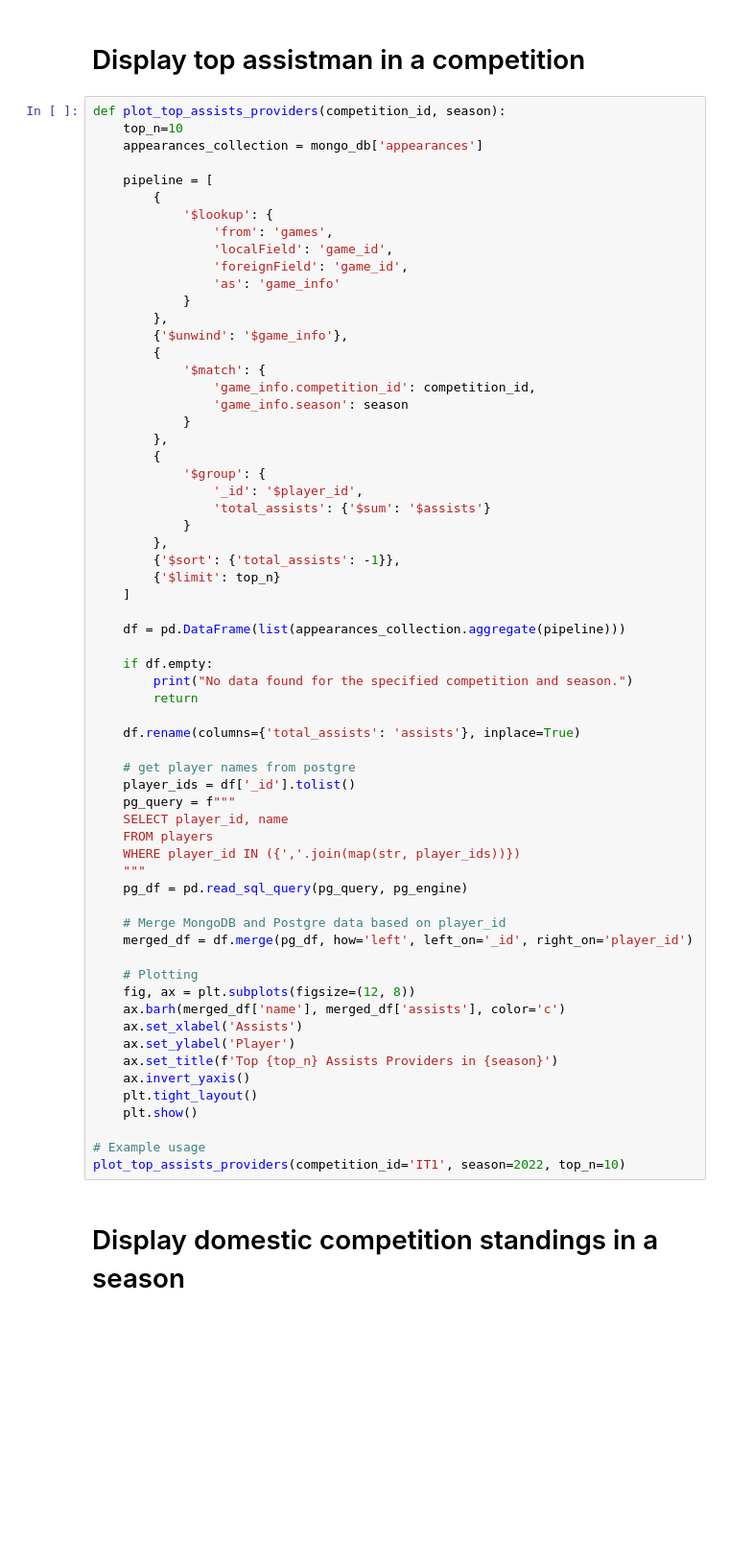
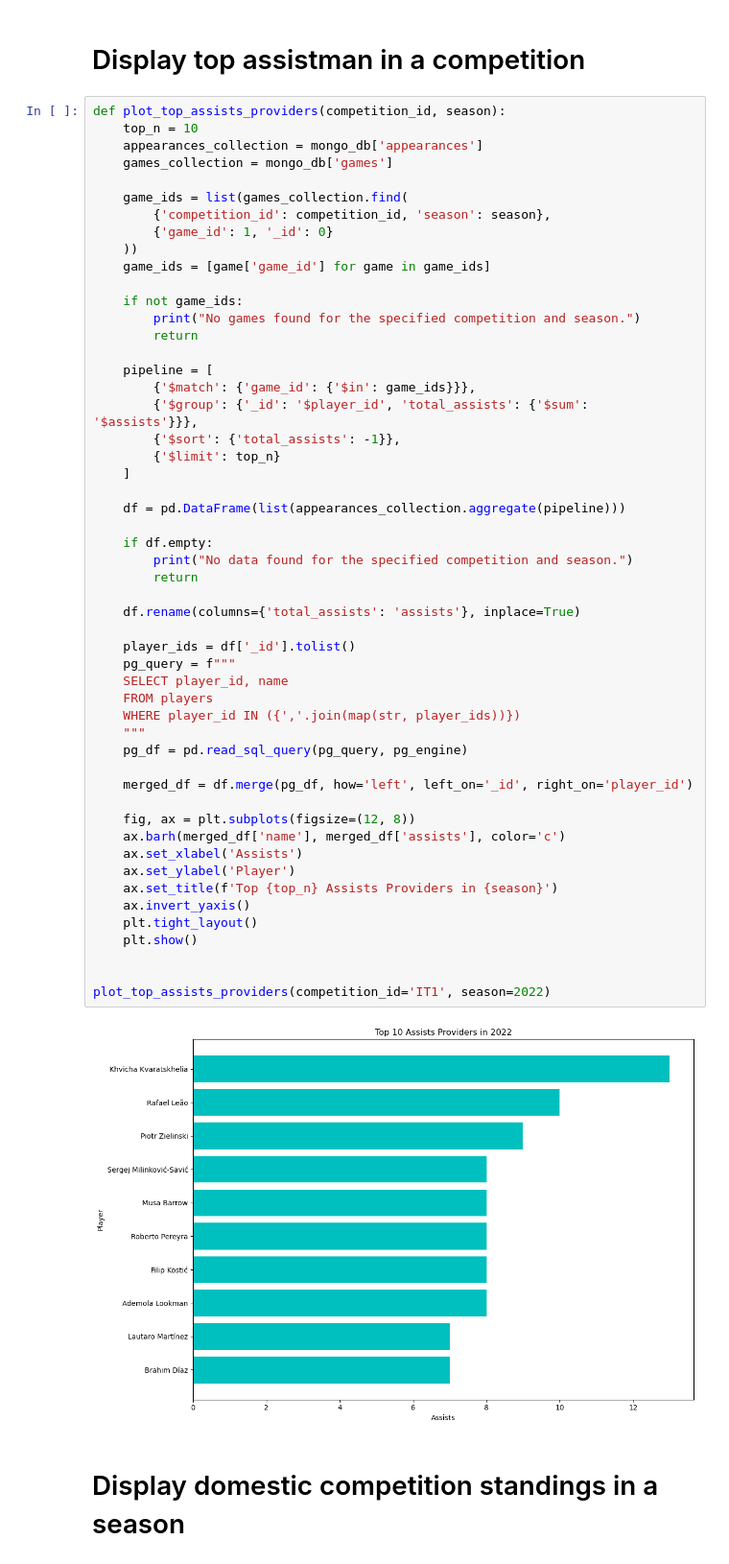
Before and after one commit to marv150302/Football-Stats-Project, a Jupyter notebook: solution/jupyter_data_analysis/data_analysis.ipynb, the cells around one changed output. Shown at 96% size. Drawn from its saved outputs; the diff is of its cells as text; blank space fills up the shorter version.

```diff
--- a/solution/jupyter_data_analysis/data_analysis.ipynb
+++ b/solution/jupyter_data_analysis/data_analysis.ipynb
@@ -1821,67 +1805,58 @@ plot_current_standings(competition_id='IT1', season=2022)
 # Display top assistman in a competition
 # %%
 def plot_top_assists_providers(competition_id, season):
-    top_n=10
+    top_n = 10
     appearances_collection = mongo_db['appearances']
+    games_collection = mongo_db['games']
+
+    game_ids = list(games_collection.find(
+        {'competition_id': competition_id, 'season': season},
+        {'game_id': 1, '_id': 0}
+    ))
+    game_ids = [game['game_id'] for game in game_ids]
+
+    if not game_ids:
+        print("No games found for the specified competition and season.")
+        return
 
     pipeline = [
-        {
-            '$lookup': {
-                'from': 'games',
-                'localField': 'game_id',
-                'foreignField': 'game_id',
-                'as': 'game_info'
-            }
-        },
-        {'$unwind': '$game_info'},
-        {
-            '$match': {
-                'game_info.competition_id': competition_id,
-                'game_info.season': season
-            }
-        },
-        {
-            '$group': {
-                '_id': '$player_id',
-                'total_assists': {'$sum': '$assists'}
-            }
-        },
+        {'$match': {'game_id': {'$in': game_ids}}},
+        {'$group': {'_id': '$player_id', 'total_assists': {'$sum': '$assists'}}},
         {'$sort': {'total_assists': -1}},
         {'$limit': top_n}
     ]
 
     df = pd.DataFrame(list(appearances_collection.aggregate(pipeline)))
 
     if df.empty:
         print("No data found for the specified competition and season.")
         return
 
     df.rename(columns={'total_assists': 'assists'}, inplace=True)
 
-    # get player names from postgre
     player_ids = df['_id'].tolist()
     pg_query = f"""
     SELECT player_id, name
     FROM players
     WHERE player_id IN ({','.join(map(str, player_ids))})
     """
     pg_df = pd.read_sql_query(pg_query, pg_engine)
 
-    # Merge MongoDB and Postgre data based on player_id
     merged_df = df.merge(pg_df, how='left', left_on='_id', right_on='player_id')
 
-    # Plotting
     fig, ax = plt.subplots(figsize=(12, 8))
     ax.barh(merged_df['name'], merged_df['assists'], color='c')
     ax.set_xlabel('Assists')
     ax.set_ylabel('Player')
     ax.set_title(f'Top {top_n} Assists Providers in {season}')
     ax.invert_yaxis()
     plt.tight_layout()
     plt.show()
 
-# Example usage
-plot_top_assists_providers(competition_id='IT1', season=2022, top_n=10)
+
+plot_top_assists_providers(competition_id='IT1', season=2022)
+# %% [output]
+[figure, added]
 # %% [markdown]
 # Display domestic competition standings in a season
 # %%
```
Also changed, not shown: parts of 32 cells of this notebook, 3 other files.
